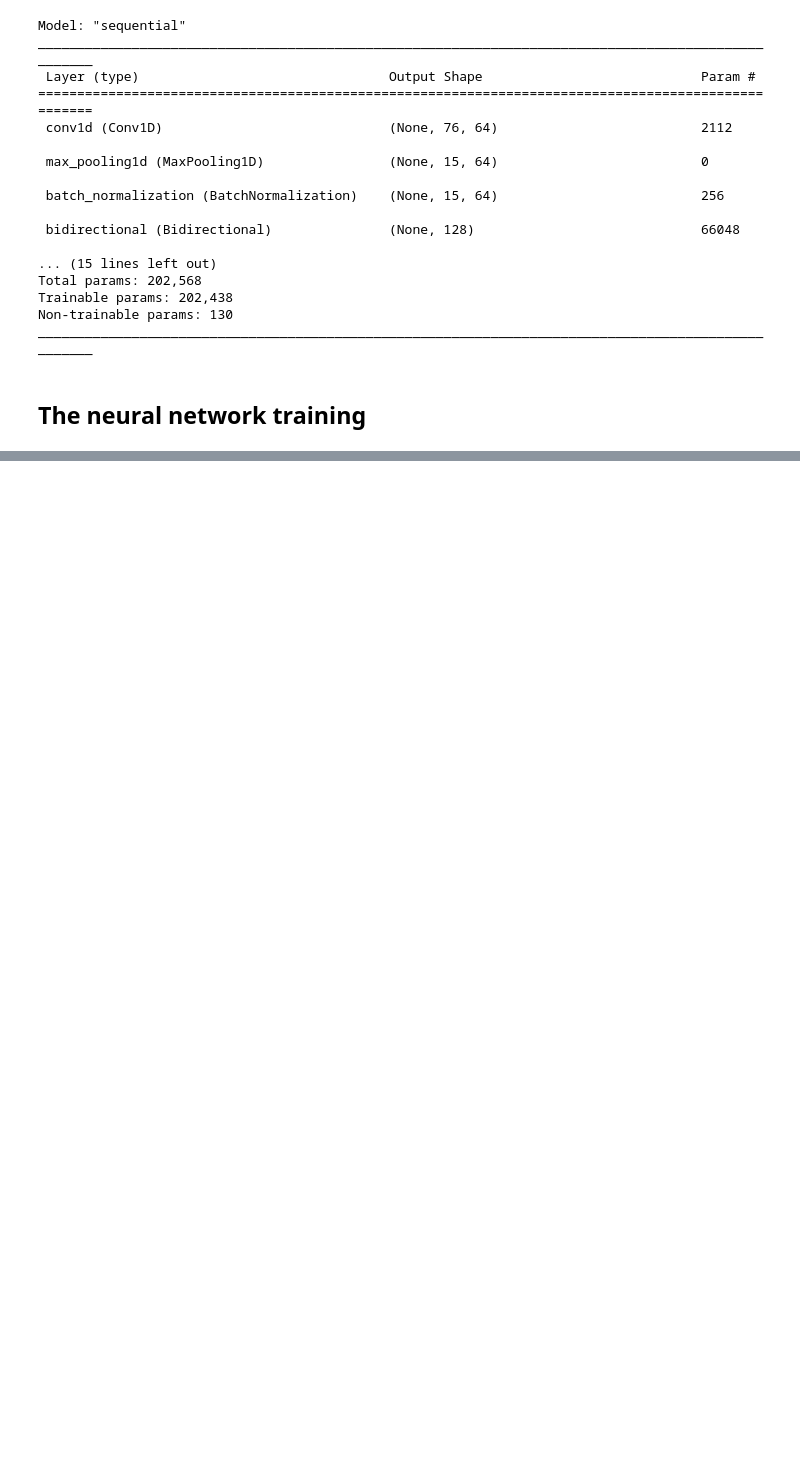
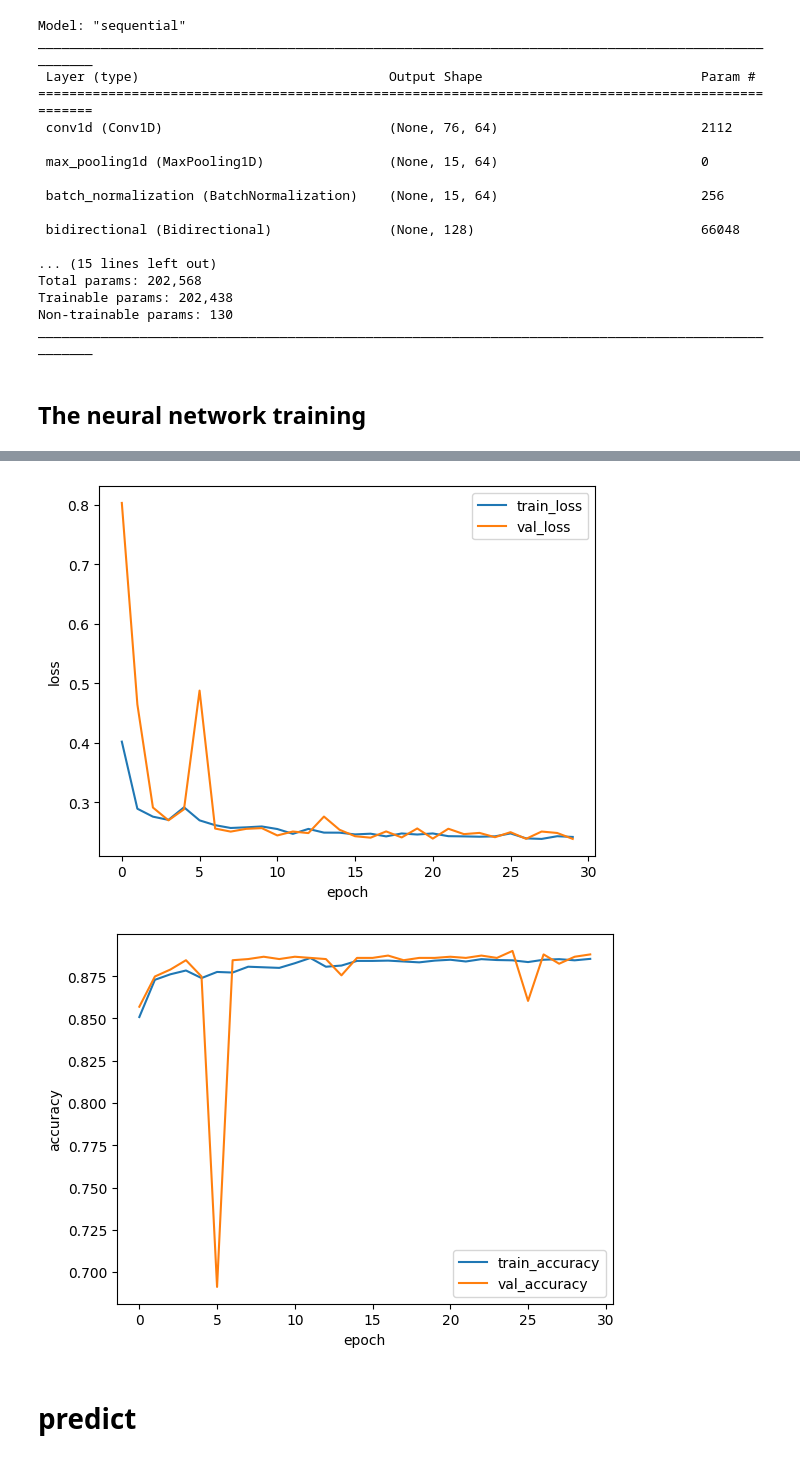
Before and after one commit to Server-security-visualization/AI, a Jupyter notebook: CIC-IDS-2017/CNN-BiLSTM/CNN-BiLSTM.ipynb, the cells around one changed output, grey strips where cells are left out. Drawn from its saved outputs; the diff is of its cells as text; code cells hidden in the pictures; blank space fills up the shorter version.

Commit message:
Update CIC-IDS-2017/CNN-BiLSTM

```diff
--- a/CIC-IDS-2017/CNN-BiLSTM/CNN-BiLSTM.ipynb
+++ b/CIC-IDS-2017/CNN-BiLSTM/CNN-BiLSTM.ipynb
@@ -132 +163,4 @@ To prevent data leakage, one-hot encoding would be performed within cross-valida
+# %%
+train_dataset = tf.data.Dataset.from_tensor_slices((train_x, train_y)).shuffle(buffer_size=100000).batch(32)
+val_dataset = tf.data.Dataset.from_tensor_slices((val_x, val_y)).batch(32)
 # %% [markdown]
@@ -157,5 +187,6 @@ model.compile(loss='categorical_crossentropy',
 # %%
-model.summary(line_length=100)
+packet_class = CNN_BiLSTM()
+packet_class.summary(line_length=100)
 # %% [output]
 Model: "sequential"
 ____________________________________________________________________________________________________
@@ -580,0 +210,8 @@ plt.show()
+# %%
+save_path = './model/packet_class_all/'
+checkpoint_path = save_path+"/model_{epoch}.ckpt"
+
+# cp_callback = tf.keras.callbacks.ModelCheckpoint(filepath=checkpoint_path, save_weights_only=True, verbose=1, period=1)
+cp_callback = tf.keras.callbacks.ModelCheckpoint(filepath=checkpoint_path, save_weights_only=True, verbose=0)
+# %%
+history = packet_class.fit(train_dataset, epochs=30, validation_data=val_dataset, callbacks=[cp_callback])
@@ -580,0 +236,19 @@ plt.show()
+# %%
+plt.plot(history.history['loss'])
+plt.plot(history.history['val_loss'])
+plt.ylabel('loss')
+plt.xlabel('epoch')
+plt.legend(['train_loss','val_loss'])
+plt.show()
+
+plt.plot(history.history['accuracy'])
+plt.plot(history.history['val_accuracy'])
+plt.ylabel('accuracy')
+plt.xlabel('epoch')
+plt.legend(['train_accuracy','val_accuracy'])
+plt.show()
+# %% [output]
+[figure, added]
+[figure, added]
+# %% [markdown]
+# predict
```
Also changed, not shown: parts of 67 cells of this notebook, 2 other files.
